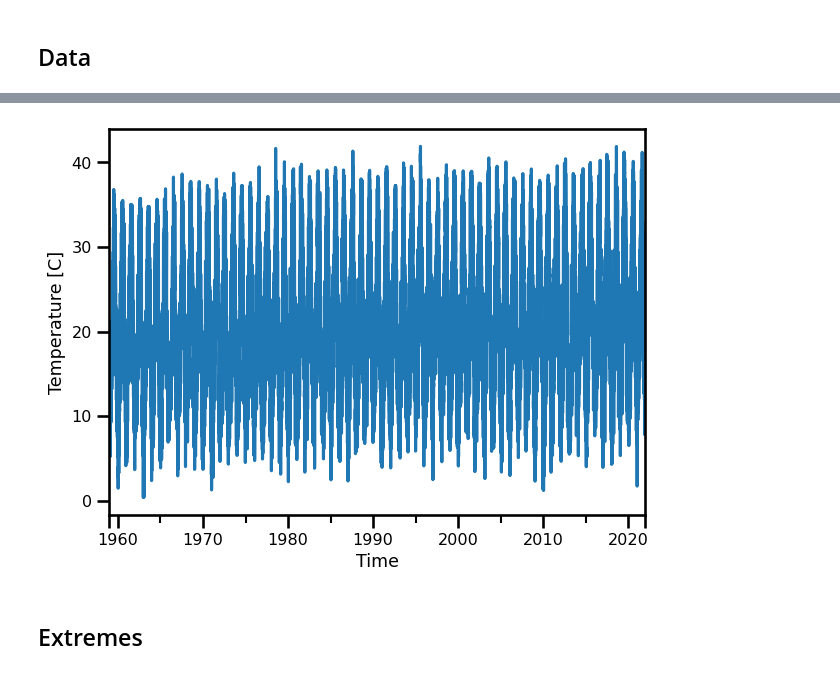
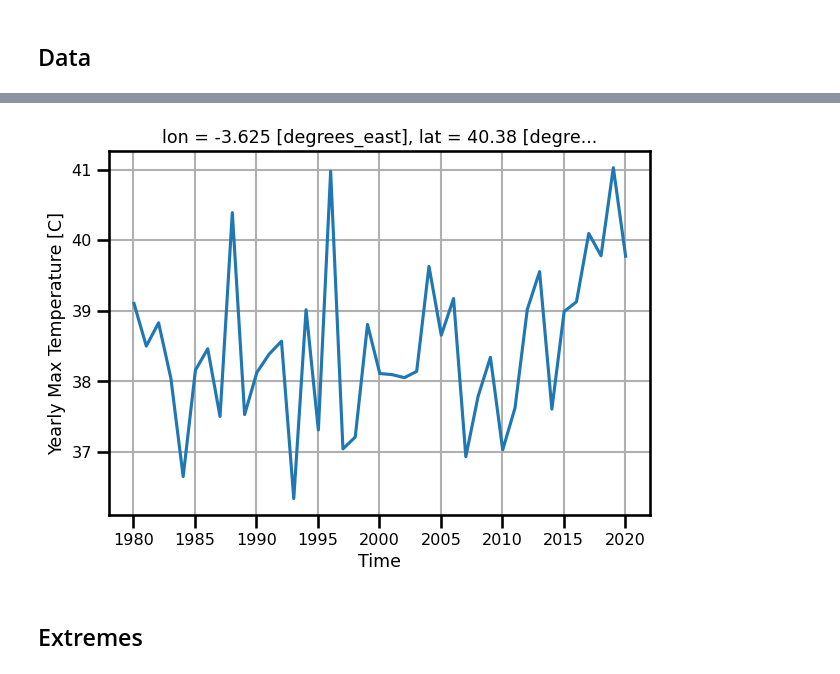
Before and after one commit to jejjohnson/jbayesevt, a Jupyter notebook: notebooks/evt/1.3_evt_scipy_gevd.ipynb, the cells around one changed output, grey strips where cells are left out. Drawn from its saved outputs; the diff is of its cells as text; code cells hidden in the pictures.

```diff
--- a/notebooks/evt/1.3_evt_scipy_gevd.ipynb
+++ b/notebooks/evt/1.3_evt_scipy_gevd.ipynb
@@ -31,0 +78,7 @@ ds = xr.open_mfdataset(DATASET_SPAIN_DAILY["t2max"])
+# %%
+%%time
+# preprocess data
+ds = preprocess(ds)
+# add country mask
+ds = add_country_mask(ds, country="Spain")
+ds
@@ -48,3 +109,0 @@ from bayesevt._src.geoprocessing.masks import add_country_mask, add_land_mask
-# %%
-ds = add_country_mask(ds, country="Spain")
-ds = add_land_mask(ds)
@@ -128,0 +112,3 @@ Name: t2m, dtype: float64
+# %%
+ds_madrid = ds.sel(lon=-3.703790, lat=40.416775, method="nearest")
+ds_madrid
@@ -128,0 +133,3 @@ Name: t2m, dtype: float64
+# %%
+extremes_madrid = calculate_block_maxima_ts(ds_madrid, 365)
+extremes_madrid
@@ -129,15 +154,16 @@ Name: t2m, dtype: float64
 # %%
 fig, ax = plt.subplots()
 
-data.plot(ax=ax)
-
+extremes_madrid.t2m_max.plot(ax=ax)
 ax.set(
     xlabel="Time",
-    ylabel="Temperature [C]"
+    ylabel="Yearly Max Temperature [C]"
 )
+plt.grid(which="both", visible=True)
+
 plt.tight_layout()
 plt.show()
 # %% [output]
-[figure, old version]
+[figure, new version]
 # %% [markdown]
 ## Extremes
```
Also changed, not shown: parts of 59 cells of this notebook, 19 other files.
